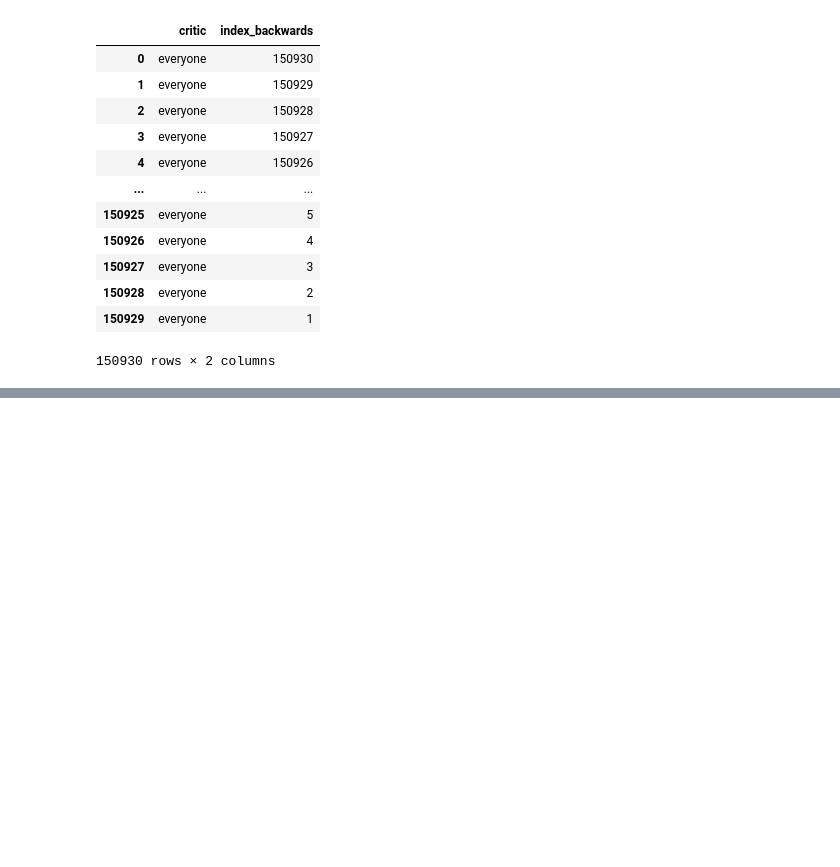
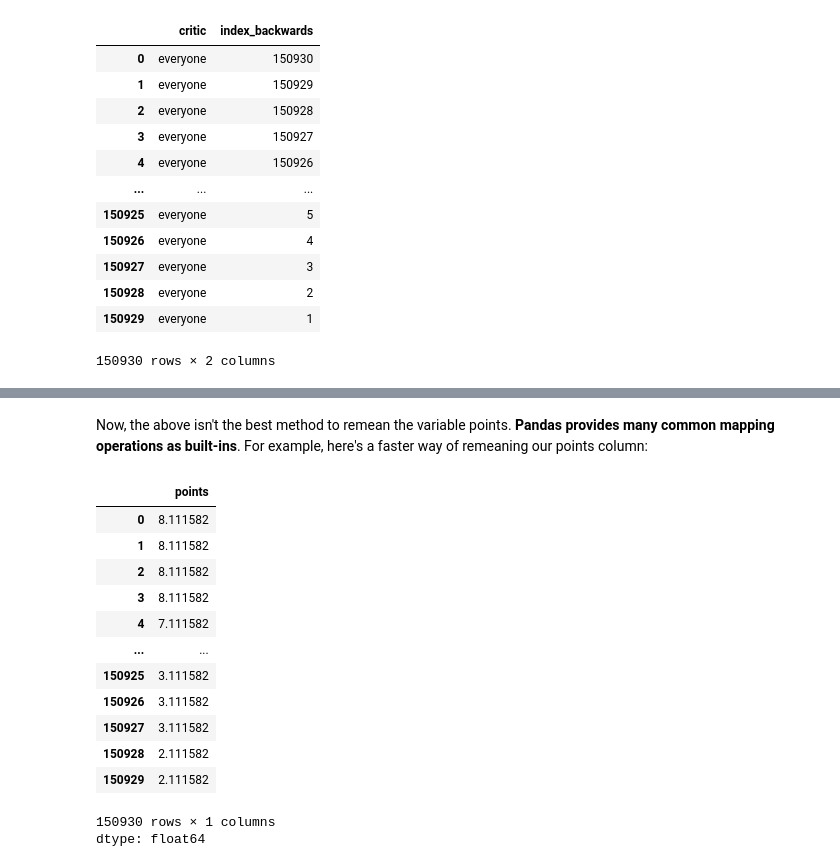
Before and after one commit to nachoacev/practice-data-science, a Jupyter notebook: PandasTutorial.ipynb, the cells around one changed output, grey strips where cells are left out. Saved outputs shown, nothing was run; the diff lists cells and outputs as text; code cells hidden in the pictures; blank space fills up the shorter version.

Commit message:
Added tutorial of summary, functions and maps in pandas.

```diff
--- a/PandasTutorial.ipynb
+++ b/PandasTutorial.ipynb
@@ -488,0 +619,20 @@ wine_reviews.loc[:, ['critic', 'index_backwards']]
+# %% [markdown]
+Now, the above isn't the best method to remean the variable points. **Pandas provides many common mapping operations as built-ins**. For example, here's a faster way of remeaning our points column:
+# %%
+review_points_mean = wine_reviews.points.mean()
+wine_reviews.points - review_points_mean
+# %% [output]
+|  | points |
+| 0 | 8.111582 |
+| 1 | 8.111582 |
+| 2 | 8.111582 |
+| 3 | 8.111582 |
+| 4 | 7.111582 |
+| ... | ... |
+| 150925 | 3.111582 |
+| 150926 | 3.111582 |
+| 150927 | 3.111582 |
+| 150928 | 2.111582 |
+| 150929 | 2.111582 |
+150930 rows × 1 columns
+dtype: float64
```
Also changed, not shown: parts of 27 cells of this notebook.
